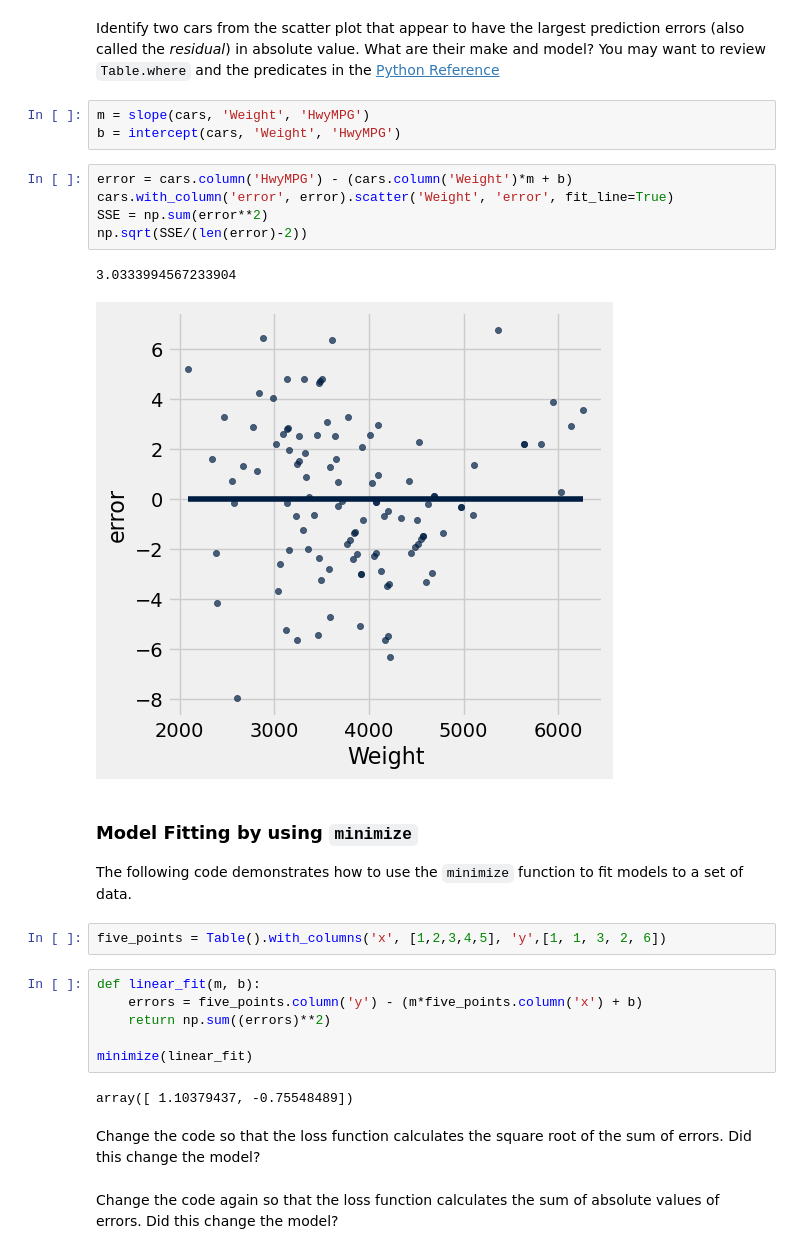
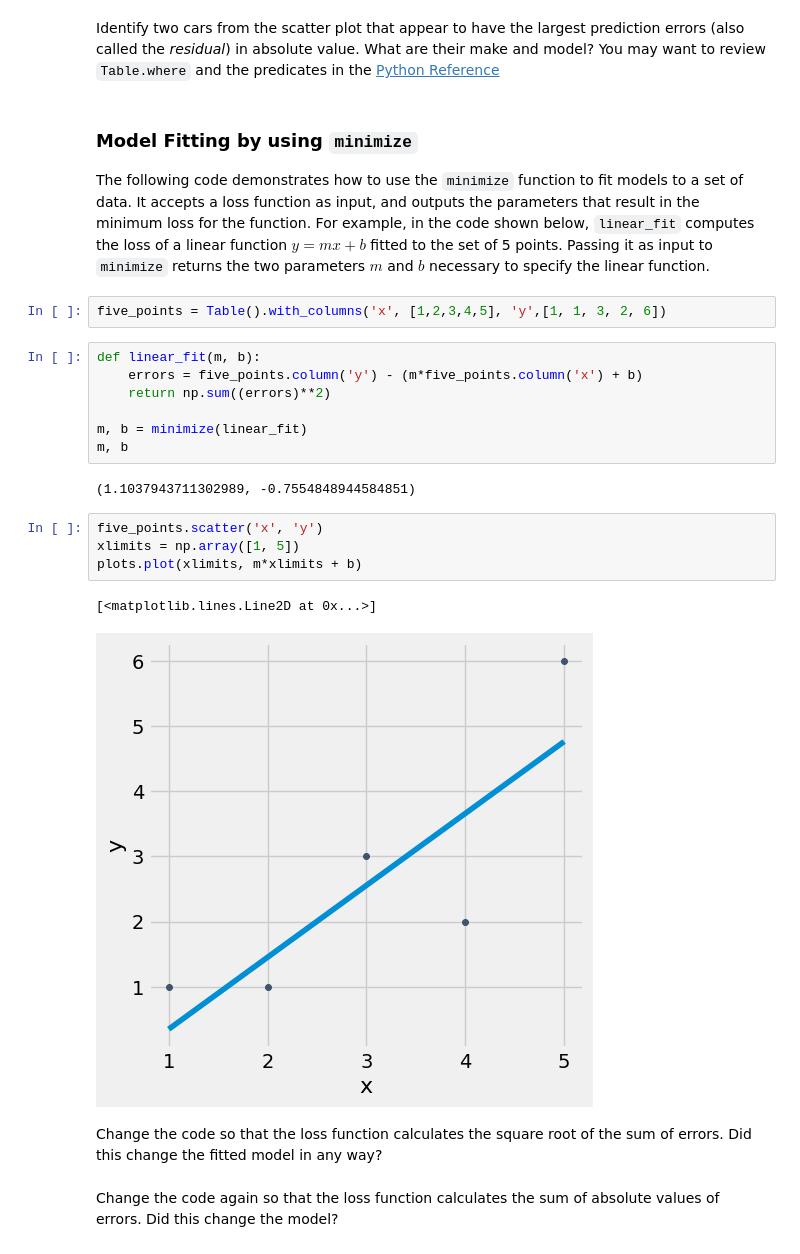
Before and after one commit to SRJC-Data-Science/materials-sp22, a Jupyter notebook: SRJC/team_hw/TeamHw11.ipynb, the cells around one changed output. Cells and saved outputs as stored; diff of their text form.

Commit message:
deleted answers and fixed minor errors

```diff
--- a/SRJC/team_hw/TeamHw11.ipynb
+++ b/SRJC/team_hw/TeamHw11.ipynb
@@ -98,20 +89,9 @@ cars.where('Weight', are.below(3000)).where('HwyMPG', are.below(30))
 # %% [markdown]
 Identify two cars from the scatter plot that appear to have the largest prediction errors (also called the *residual*) in absolute value. What are their make and model? You may want to review `Table.where` and the predicates in the [Python Reference](https://www.data8.org/sp22/python-reference.html)
-# %%
-m = slope(cars, 'Weight', 'HwyMPG')
-b = intercept(cars, 'Weight', 'HwyMPG')
-# %%
-error = cars.column('HwyMPG') - (cars.column('Weight')*m + b)
-cars.with_column('error', error).scatter('Weight', 'error', fit_line=True)
-SSE = np.sum(error**2)
-np.sqrt(SSE/(len(error)-2))
-# %% [output]
-3.0333994567233904
-[figure, removed]
 # %% [markdown]
 ### Model Fitting by using `minimize`
 
-The following code demonstrates how to use the `minimize` function to fit models to a set of data.
+The following code demonstrates how to use the `minimize` function to fit models to a set of data. It accepts a loss function as input, and outputs the parameters that result in the minimum loss for the function. For example, in the code shown below, `linear_fit` computes the loss of a linear function $y=mx+b$ fitted to the set of 5 points. Passing it as input to `minimize` returns the two parameters $m$ and $b$ necessary to specify the linear function.
 # %%
 five_points = Table().with_columns('x', [1,2,3,4,5], 'y',[1, 1, 3, 2, 6])
 # %%
@@ -119,11 +99,19 @@ def linear_fit(m, b):
     errors = five_points.column('y') - (m*five_points.column('x') + b)
     return np.sum((errors)**2)
 
-minimize(linear_fit)
+m, b = minimize(linear_fit)
+m, b
 # %% [output]
-array([ 1.10379437, -0.75548489])
+(1.1037943711302989, -0.7554848944584851)
+# %%
+five_points.scatter('x', 'y')
+xlimits = np.array([1, 5])
+plots.plot(xlimits, m*xlimits + b)
+# %% [output]
+[<matplotlib.lines.Line2D at 0x...>]
+[figure, added]
 # %% [markdown]
-Change the code so that the loss function calculates the square root of the sum of errors. Did this change the model?
+Change the code so that the loss function calculates the square root of the sum of errors. Did this change the fitted model in any way?
 # %% [markdown]
 Change the code again so that the loss function calculates the sum of absolute values of errors. Did this change the model?
 # %% [markdown]
```
Also changed, not shown: parts of 9 cells of this notebook, 6 other files.
